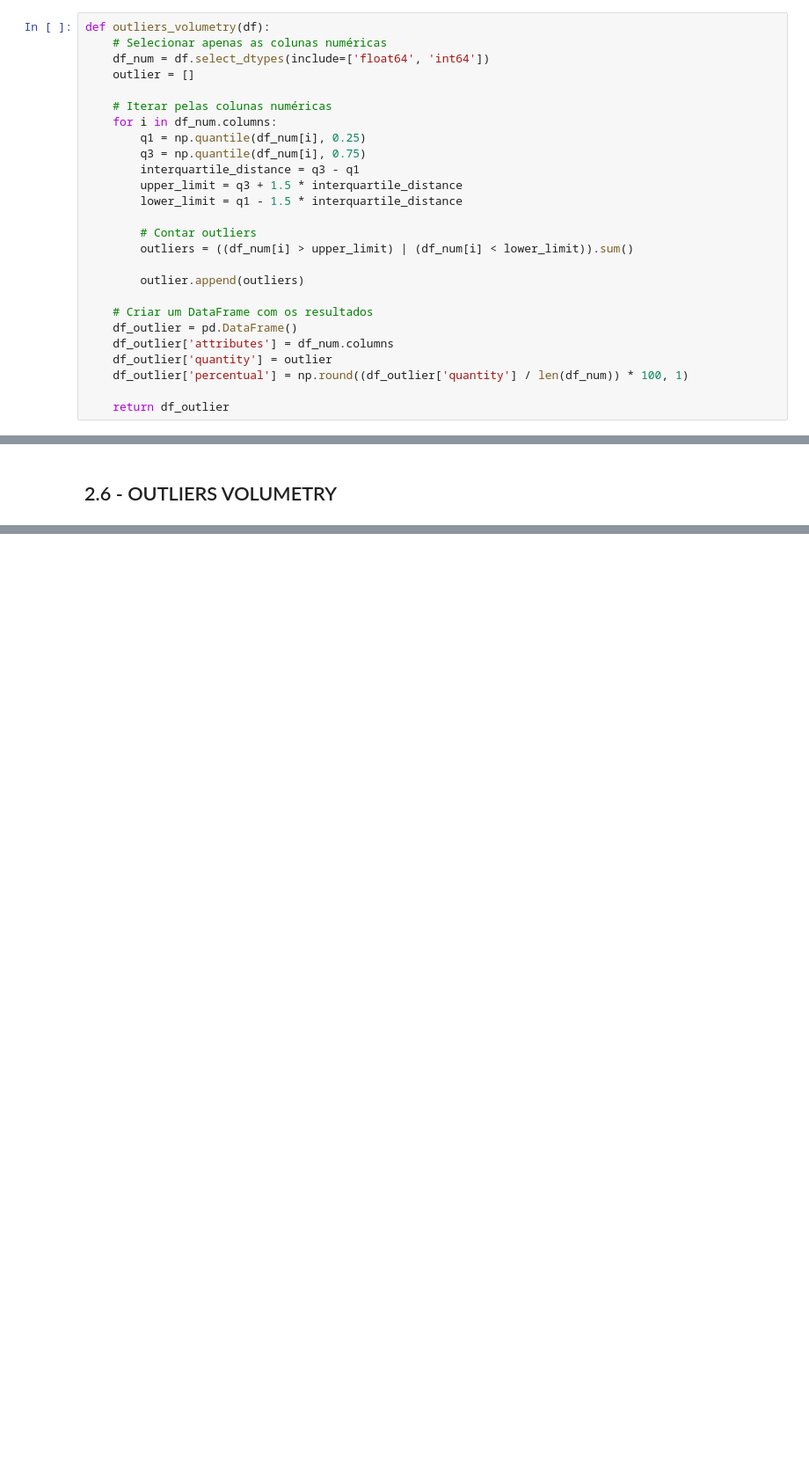
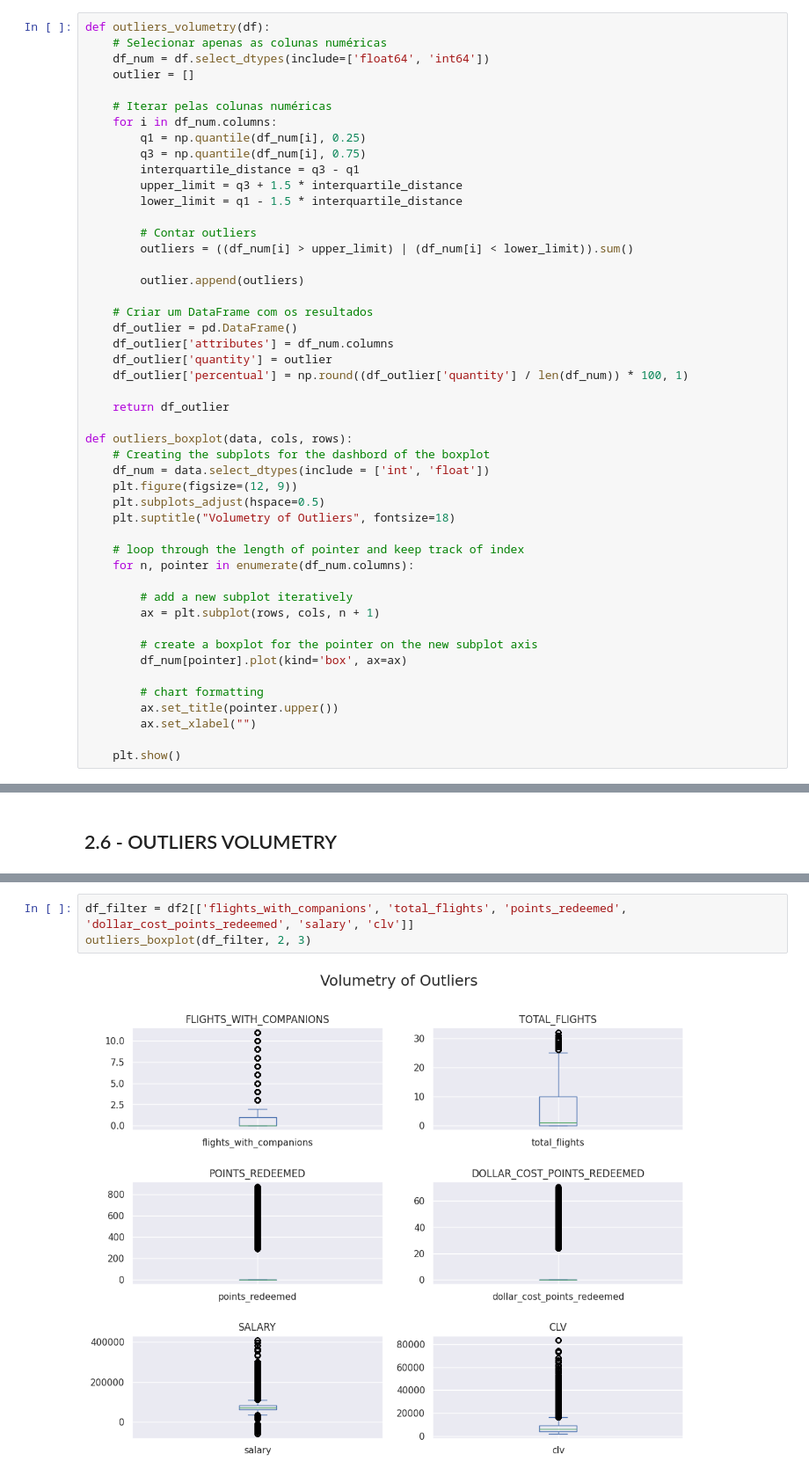
Before and after one commit to erickvieiras/flight_project, a Jupyter notebook: notebook/flight.ipynb, the cells around one changed output, grey strips where cells are left out. Shown at 88% size. Cells and saved outputs as stored; diff of their text form; blank space fills up the shorter version.

```diff
--- a/notebook/flight.ipynb
+++ b/notebook/flight.ipynb
@@ -159,6 +220,28 @@ def outliers_volumetry(df):
     df_outlier['percentual'] = np.round((df_outlier['quantity'] / len(df_num)) * 100, 1)
 
     return df_outlier
+
+def outliers_boxplot(data, cols, rows):
+    # Creating the subplots for the dashbord of the boxplot
+    df_num = data.select_dtypes(include = ['int', 'float'])
+    plt.figure(figsize=(12, 9))
+    plt.subplots_adjust(hspace=0.5)
+    plt.suptitle("Volumetry of Outliers", fontsize=18)
+
+    # loop through the length of pointer and keep track of index
+    for n, pointer in enumerate(df_num.columns):
+
+        # add a new subplot iteratively
+        ax = plt.subplot(rows, cols, n + 1)
+
+        # create a boxplot for the pointer on the new subplot axis
+        df_num[pointer].plot(kind='box', ax=ax)
+
+        # chart formatting
+        ax.set_title(pointer.upper())
+        ax.set_xlabel("")
+
+    plt.show()
 # %% [markdown]
 # 2.0 - DATA DESCRIPTION
 # %%
@@ -365,3 +445,8 @@ outliers_volumetry(df2)
 | 11 | clv | 36192 | 8.9 |
 | 12 | enrollment_year | 0 | 0.0 |
 | 13 | enrollment_month | 0 | 0.0 |
+# %%
+df_filter = df2[['flights_with_companions', 'total_flights', 'points_redeemed', 'dollar_cost_points_redeemed', 'salary', 'clv']]
+outliers_boxplot(df_filter, 2, 3)
+# %% [output]
+[figure, added]
```
Also changed, not shown: parts of 114 cells of this notebook.
